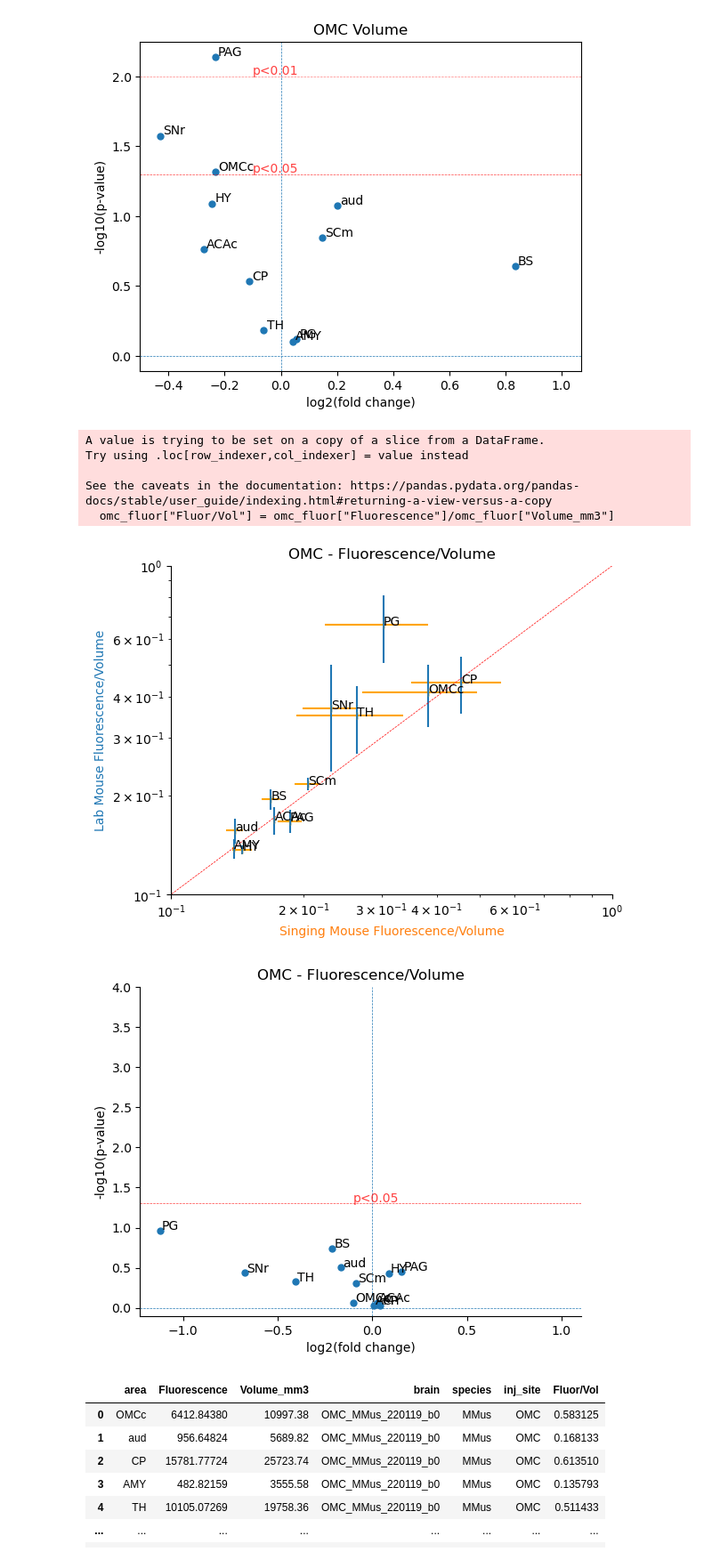
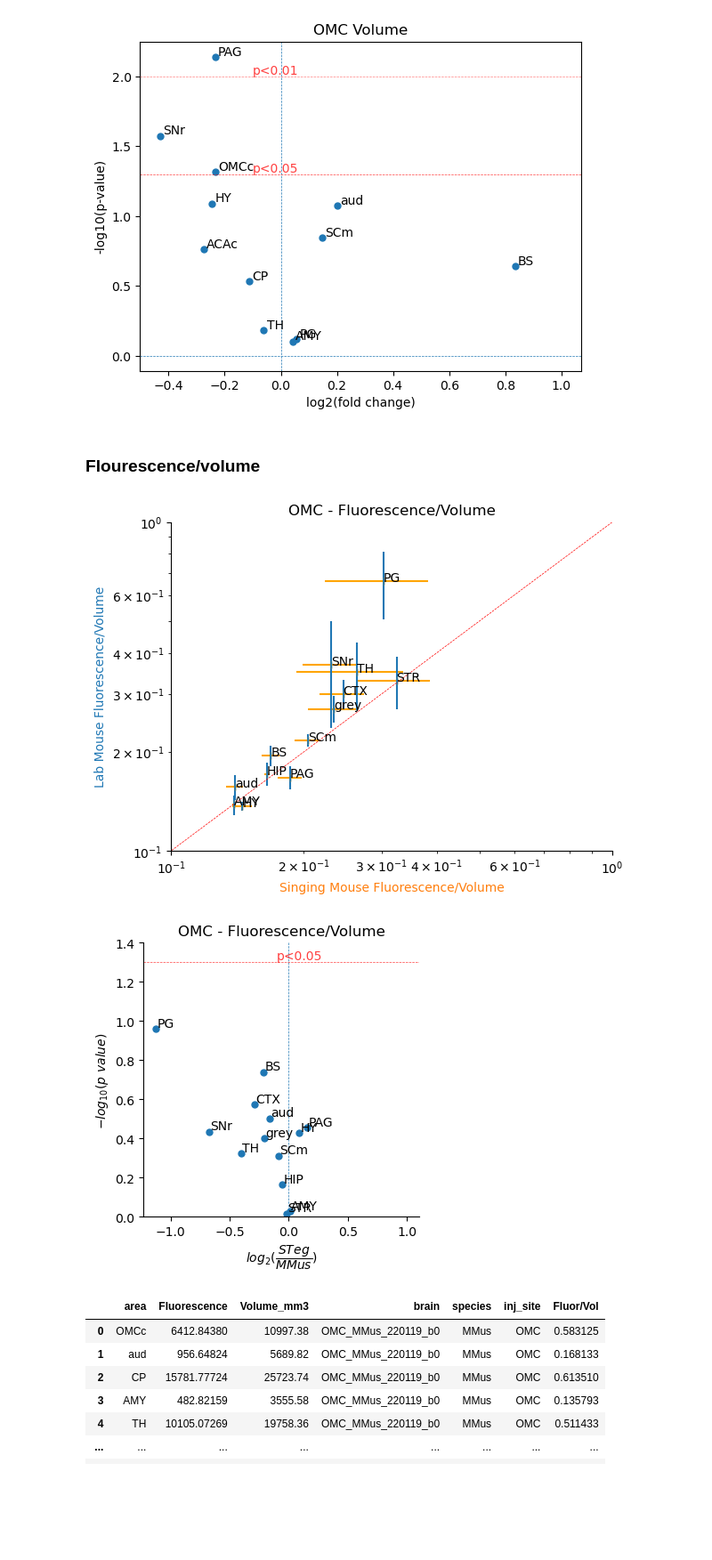
Before and after one commit to eisko/STP_analysis, a Jupyter notebook: quant_fluor_3_240125.ipynb, the cells around one changed output. Shown at 89% size. Drawn from its saved outputs; the diff is of its cells as text; code cells hidden in the pictures; blank space fills up the shorter version.

```diff
--- a/quant_fluor_3_240125.ipynb
+++ b/quant_fluor_3_240125.ipynb
@@ -46,10 +51,10 @@ mask_dict = {}
 for area in areas:
     area_masks = []
     print("working on", area)
-    for i in range(metadata.shape[0]):
-        print("\t", metadata.loc[i,"brain"])
-        save_folder = in_path+"masks/"+metadata.loc[i,"brain"]+"_masks/"
-        with open(save_folder+metadata.loc[i,"brain"]+"_"+area+".npy", "rb") as f:
+    for i in range(meta.shape[0]):
+        print("\t", meta.loc[i,"brain"])
+        save_folder = in_path+"masks/"+meta.loc[i,"brain"]+"_masks/"
+        with open(save_folder+meta.loc[i,"brain"]+"_"+area+".npy", "rb") as f:
             area_masks.append(np.load(f))
 
     mask_dict[area] = area_masks
@@ -82,7 +87,8 @@ took 940.1272850036621 seconds to load
 # import images
 p05_path = in_path+"norm_subtracted/p05_mean_subtracted/"
 p05_images = []
-for i in range(metadata.shape[0]):
-    print("loading:", metadata.loc[i, "brain"])
-    p05_images.append(tf.imread(p05_path+metadata.loc[i,'brain']+"_p05_NO_subtracted.tif"))
+for i in range(meta.shape[0]):
+    print("loading:", meta.loc[i, "brain"])
+    p05_images.append(tf.imread(p05_path+meta.loc[i,'brain']+"_p05_NO_subtracted.tif"))
+    # p05_images.append(tf.imread(p05_path+meta.loc[i,'brain']+"_p05_norm_subtracted.tif"))
 # %% [output]
@@ -100,10 +100,14 @@ loading: OMC_STeg_220411_b1
 loading: OMC_STeg_220429_b2
 # %%
 # set areas to focus on
-areas_plot = ["OMCc", "ACAc", "aud", "CP", "AMY", "TH", "HY",
-              "SNr", "SCm", "PG", "PAG", "BS"]
+# areas_plot = ["OMCc", "ACAc", "aud", "CP", "AMY", "TH", "HY",
+#               "SNr", "SCm", "PG", "PAG", "BS"]
+areas_plot = ["grey", "CTX", "aud","TH", "STR", "AMY", "PG", "PAG", "SCm",
+         "SNr", "HY", "BS", "HIP"]
 # %%
-all_fluor = calc_fluor_individ(p05_images, metadata, mask_dict,
+all_fluor = calc_fluor_individ(p05_images, meta, mask_dict,
                                areas_to_plot=areas_plot)
 
 all_fluor
+
+omc_fluor = all_fluor[all_fluor["inj_site"]=="OMC"]
@@ -174,40 +150,33 @@ plt.show()
 # %% [output]
 [figure]
 [figure]
+# %% [markdown]
+### Flourescence/volume
 # %%
 # flourescence/volume
 
 # scatterplot
 omc_fluor = all_fluor[all_fluor["inj_site"]=="OMC"]
 omc_fluor["Fluor/Vol"] = omc_fluor["Fluorescence"]/omc_fluor["Volume_mm3"]
 
 stvmm_area_scatter(omc_fluor, title="OMC - Fluorescence/Volume", to_plot="Fluor/Vol",
                    ax_limits=(0.1,1), xlabel="Singing Mouse Fluorescence/Volume",
                    ylabel="Lab Mouse Fluorescence/Volume")
 ax = plt.gca()
 # Remove all spines
 ax.spines['top'].set_visible(False)
 ax.spines['right'].set_visible(False)
 plt.savefig(out_path+"omc_fl_vol_stp_scatter.svg", dpi=300, bbox_inches="tight")
 plt.show()
 
 #  Volcano plot
 omc_ttest = df_ttest(omc_fluor, test_vals="Fluor/Vol")
-volcano_plot(omc_ttest, title="OMC - Fluorescence/Volume", p_01=False, ylim=(0,2))
-ax = plt.gca()
-# Remove all spines
-ax.spines['top'].set_visible(False)
-ax.spines['right'].set_visible(False)
+volcano_plot(omc_ttest, title="OMC - Fluorescence/Volume", p_01=False, ylim=(0,1.4))
 plt.savefig(out_path+"omc_fl_vol_stp_volcano.svg", dpi=300, bbox_inches="tight")
 plt.show()
 # %% [output]
-A value is trying to be set on a copy of a slice from a DataFrame.
-Try using .loc[row_indexer,col_indexer] = value instead
-
-See the caveats in the documentation: https://pandas.pydata.org/pandas-docs/stable/user_guide/indexing.html#returning-a-view-versus-a-copy
-  omc_fluor["Fluor/Vol"] = omc_fluor["Fluorescence"]/omc_fluor["Volume_mm3"]
-[figure, old version]
+[figure, new version]
-[figure, old version]
+[figure, new version]
 # %%
 omc_fluor = pd.read_csv(in_path+"OMC_fl_vol.csv")
 omc_fluor
```
Also changed, not shown: parts of 10 cells of this notebook, 5 other files.
